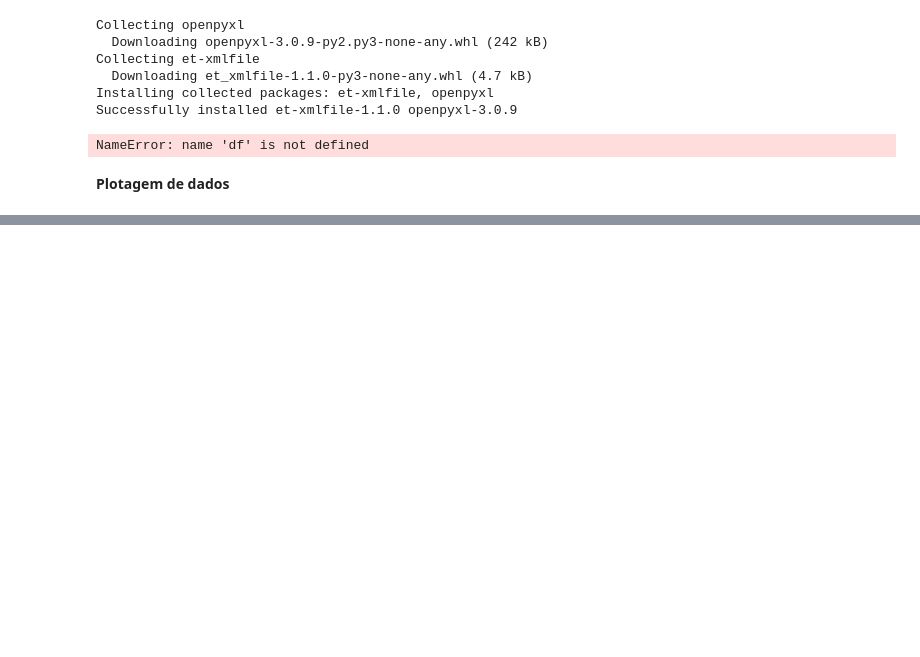
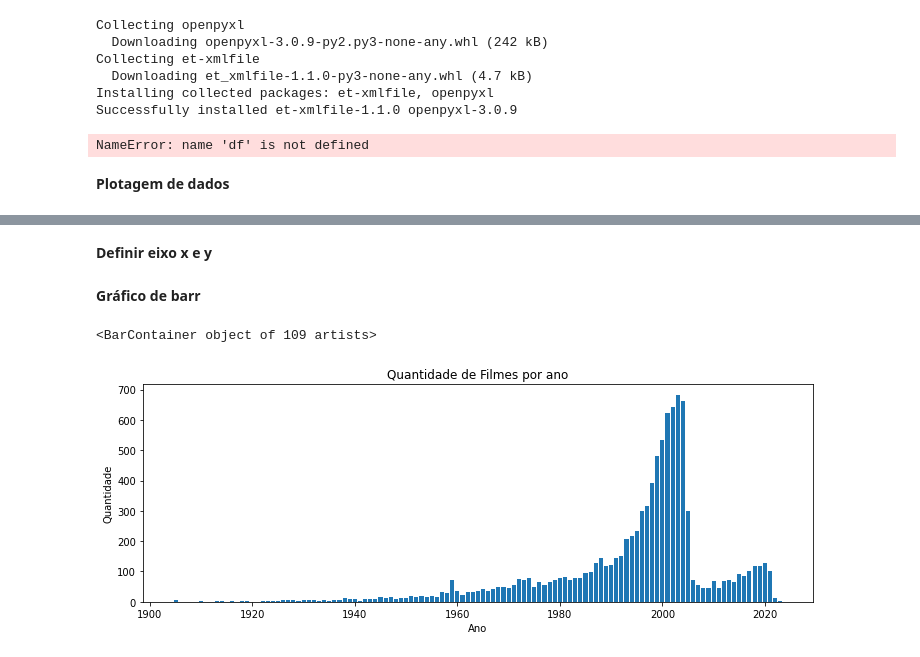
Before and after one commit to heliogald/Projeto-Python-Data-Science-and-Machine-Learning, a Jupyter notebook: jupyter/Untitled.ipynb, the cells around one changed output, grey strips where cells are left out. Saved outputs shown, nothing was run; the diff lists cells and outputs as text; code cells hidden in the pictures; blank space fills up the shorter version.

```diff
--- a/jupyter/Untitled.ipynb
+++ b/jupyter/Untitled.ipynb
@@ -510,0 +516,3 @@ NameError: name 'df' is not defined
+# %%
+df = pd.read_csv("netflix_titles.csv",sep=',')
+df.head()
@@ -510,0 +526,16 @@ NameError: name 'df' is not defined
+# %% [markdown]
+**Definir eixo x e y**
+# %%
+x = df['year'] .value_counts() .index
+y = df['year'] .value_counts() .values
+# %% [markdown]
+**Gráfico de barr**
+# %%
+fig, axs = plt.subplots(figsize=(12,4))
+axs.set_xlabel('Ano')
+axs.set_ylabel('Quantidade')
+axs.set_title('Quantidade de Filmes por ano')
+axs.bar(x, y)
+# %% [output]
+<BarContainer object of 109 artists>
+[figure, added]
```
Also changed, not shown: parts of 20 cells of this notebook, 10 other files.
